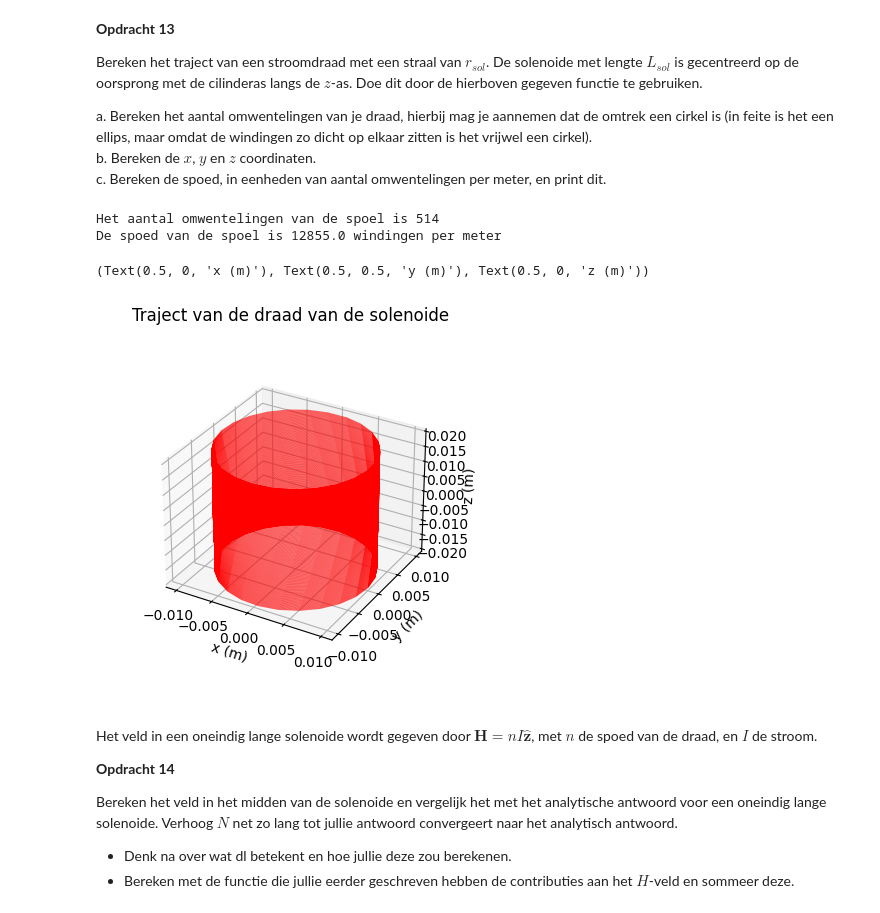
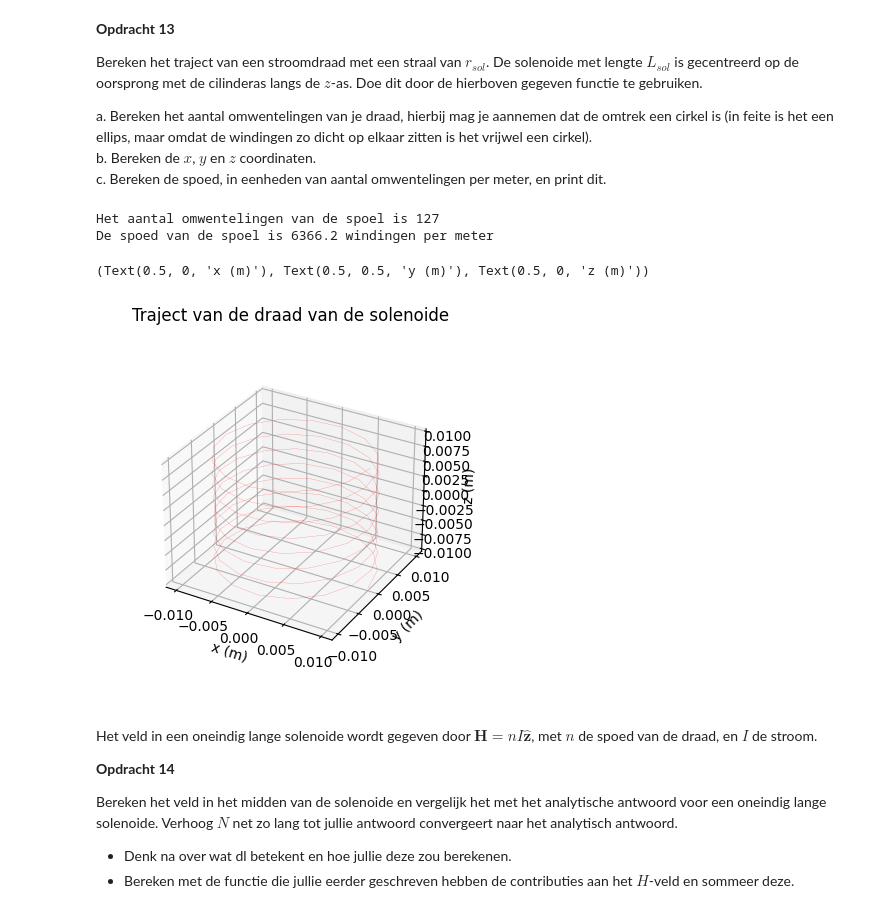
Before and after one commit to gltChboy/opdrachten-DEF-D, a Jupyter notebook: 2KrachtactuatorOpdracht/KrachtactuatorOpdracht.ipynb, the cells around one changed output. Drawn from its saved outputs; the diff is of its cells as text; code cells hidden in the pictures.

```diff
--- a/2KrachtactuatorOpdracht/KrachtactuatorOpdracht.ipynb
+++ b/2KrachtactuatorOpdracht/KrachtactuatorOpdracht.ipynb
@@ -397,6 +353,21 @@ for i in range(3):
 **Opdracht 10**
 
 Maak voor elke actuator een keuze voor de lengte van de spoel, de straal van de spoel en de lengte van de draad.
+# %%
+#Deur:
+L_s_deur = 0.02 # m
+r_s_deur = 0.01 # m
+L_d_deur = 8    #m
+
+#knop:
+L_s_knop = 0.02 # m
+r_s_knop = 3e-3 # m
+L_d_knop = 14 # m
+
+#weegschaal:
+L_r_weegschaal = 0.0175 # m
+r_s_weegschaal = 0.02# m
+L_d_weegschaal = 14 # m
 # %% [markdown]
 Bovenstaande analytische berekening is een goede start voor het ontwerp en geeft aan welke parameters je kan optimaliseren. Echter in een echte solenoide zullen er allerlei niet ideale effecten een rol spelen. Zo zal het veld in de solenoide niet constant zijn (het is geen oneindig lange solenoide) en zijn er randvelden aan de uiteinden van de solenoide. We zullen nu de kracht-afstand relatie van de solenoide krachtactuator uitrekenen. Deze kan dan verder geoptimaliseerd worden om de kracht-uitwijking relatie zo lineair mogelijk te maken.
 # %% [markdown]
@@ -518,10 +484,10 @@ Volgens Griffiths 6.22 is het H-veld: 9.55 A/m
 
 We gaan nu het magneetveld van onze solenoide uitrekenen. Deze solenoide is een draad die om een cylinder gewikkeld is. Hieronder is een functie gegeven die de draad van een solenoide parametriseert. Deze parametrisatie gaan jullie gebruiken in combinatie met Biot-Savart om het H veld rond de solenoide te berekenen.
 # %%
-def parametrisatie(N,r_sol,aantal_omwentelingen,L_sol):
+def parametrisatie(N,r_sol,l_draad,L_sol):
     t=np.linspace(0, 1, N)
-    x = r_sol * np.cos(2 * np.pi * aantal_omwentelingen*t) # x coordinaten
-    y = r_sol * np.sin(2 * np.pi * aantal_omwentelingen*t) # y coordinaten
+    x = r_sol * np.cos(2 * np.pi * l_draad*t) # x coordinaten
+    y = r_sol * np.sin(2 * np.pi * l_draad*t) # y coordinaten
     z = L_sol* t - L_sol/2  # z componenten
     return x,y,z
 # %% [markdown]
@@ -533,27 +499,29 @@ a. Bereken het aantal omwentelingen van je draad, hierbij mag je aannemen dat de
 b. Bereken de $x$, $y$ en $z$ coordinaten.\
 c. Bereken de spoed, in eenheden van aantal omwentelingen per meter, en print dit.
 # %%
-l_draad = 32.31 #m
-r_sol =  0.01 #m
-L_sol = 0.04 #m
+l_draad = L_d_deur
+r_sol = r_s_deur
+L_sol = L_s_deur
+
 N =  l_draad/(r_sol*2*np.pi)
-n = int(N/L_sol) #spoed
-I= 0.5 #A
 print("Het aantal omwentelingen van de spoel is", int(N))
-print('De spoed van de spoel is %.1f windingen per meter' %n)
-x,y,z = parametrisatie(n,r_sol,N,L_sol)
 
-# Enkele plots
+spoed = N/L_sol
+print(f'De spoed van de spoel is {spoed:.1f} windingen per meter')
+
+
+x,y,z = parametrisatie( int(N),r_sol, l_draad ,L_sol)
+
 ax=plt.figure().add_subplot(projection='3d')
 plt.title('Traject van de draad van de solenoide')
 plt.plot(x, y, z, '-r', linewidth=0.1)
 ax.set_box_aspect(aspect=None, zoom=0.8)
 ax.set_xlabel('x (m)'), ax.set_ylabel('y (m)'), ax.set_zlabel('z (m)')
 # %% [output]
-Het aantal omwentelingen van de spoel is 514
-De spoed van de spoel is 12855.0 windingen per meter
+Het aantal omwentelingen van de spoel is 127
+De spoed van de spoel is 6366.2 windingen per meter
 (Text(0.5, 0, 'x (m)'), Text(0.5, 0.5, 'y (m)'), Text(0.5, 0, 'z (m)'))
-[figure, old version]
+[figure, new version]
 # %% [markdown]
 Het veld in een oneindig lange solenoide wordt gegeven door $\mathbf{H} = n I \hat{\mathbf{z}}$, met $n$ de spoed van de draad, en $I$ de stroom.
 
```
Also changed, not shown: parts of 20 cells of this notebook.
